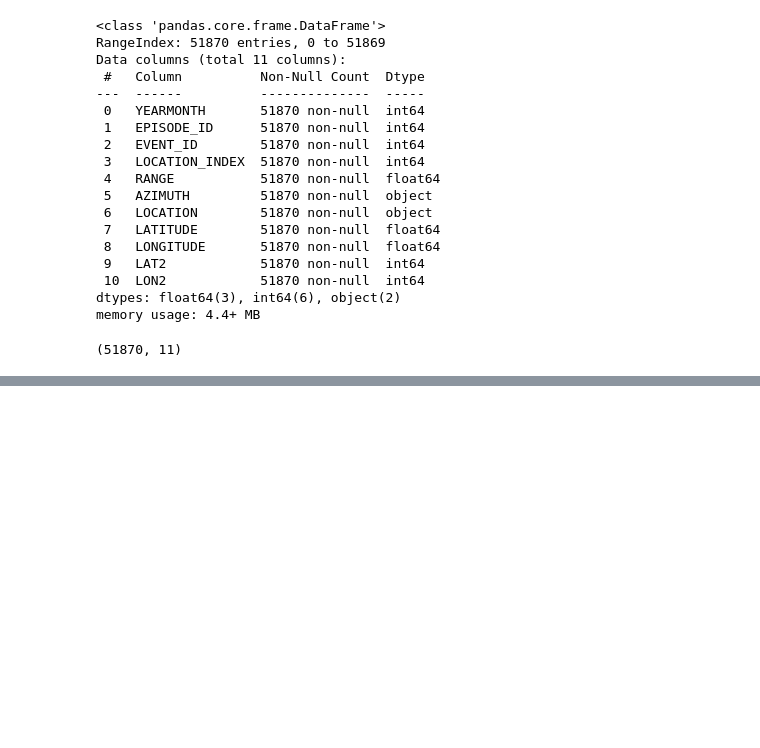
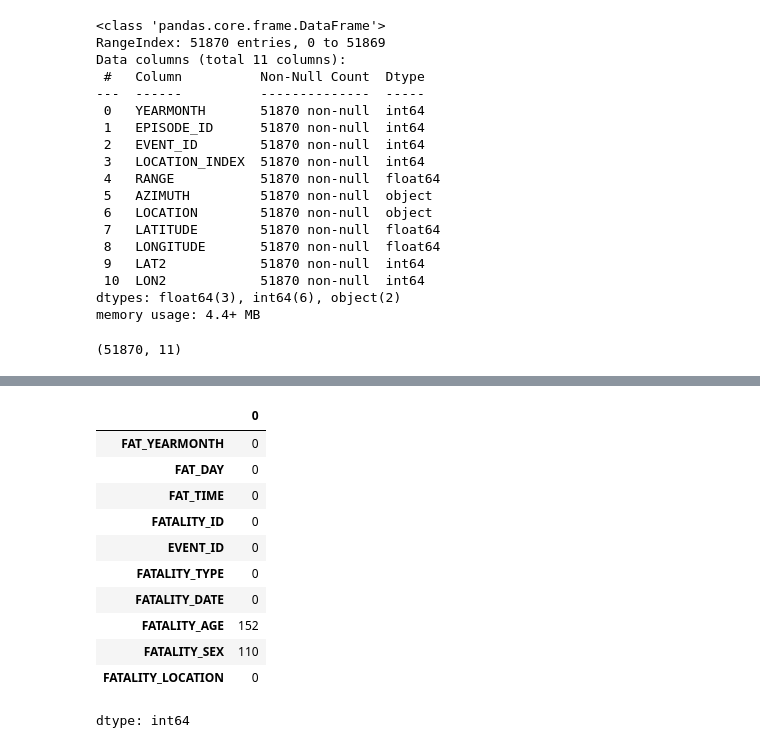
Before and after one commit to piaseckazaneta/Python, a Jupyter notebook: Mini_projekt_2026.ipynb, the cells around one changed output, grey strips where cells are left out. Saved outputs shown, nothing was run; the diff lists cells and outputs as text; code cells hidden in the pictures; blank space fills up the shorter version.

```diff
--- a/Mini_projekt_2026.ipynb
+++ b/Mini_projekt_2026.ipynb
@@ -184,0 +208,15 @@ df_locations.shape
+# %%
+df_fatalities.isnull().sum()
+# %% [output]
+|  | 0 |
+| FAT_YEARMONTH | 0 |
+| FAT_DAY | 0 |
+| FAT_TIME | 0 |
+| FATALITY_ID | 0 |
+| EVENT_ID | 0 |
+| FATALITY_TYPE | 0 |
+| FATALITY_DATE | 0 |
+| FATALITY_AGE | 152 |
+| FATALITY_SEX | 110 |
+| FATALITY_LOCATION | 0 |
+dtype: int64
```
Also changed, not shown: parts of 3 cells of this notebook.
